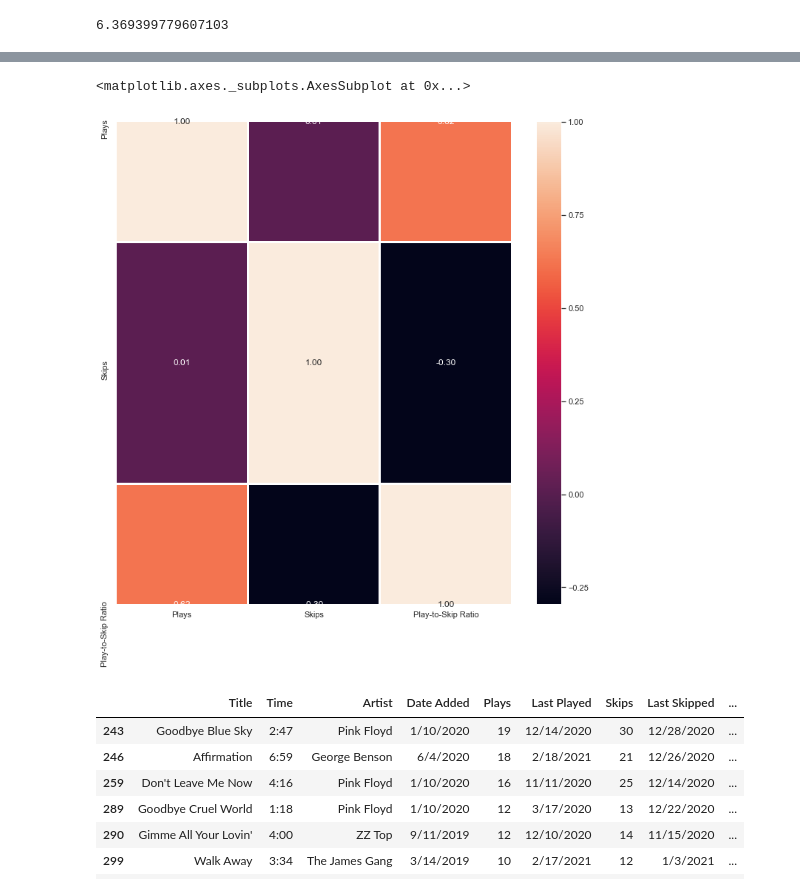
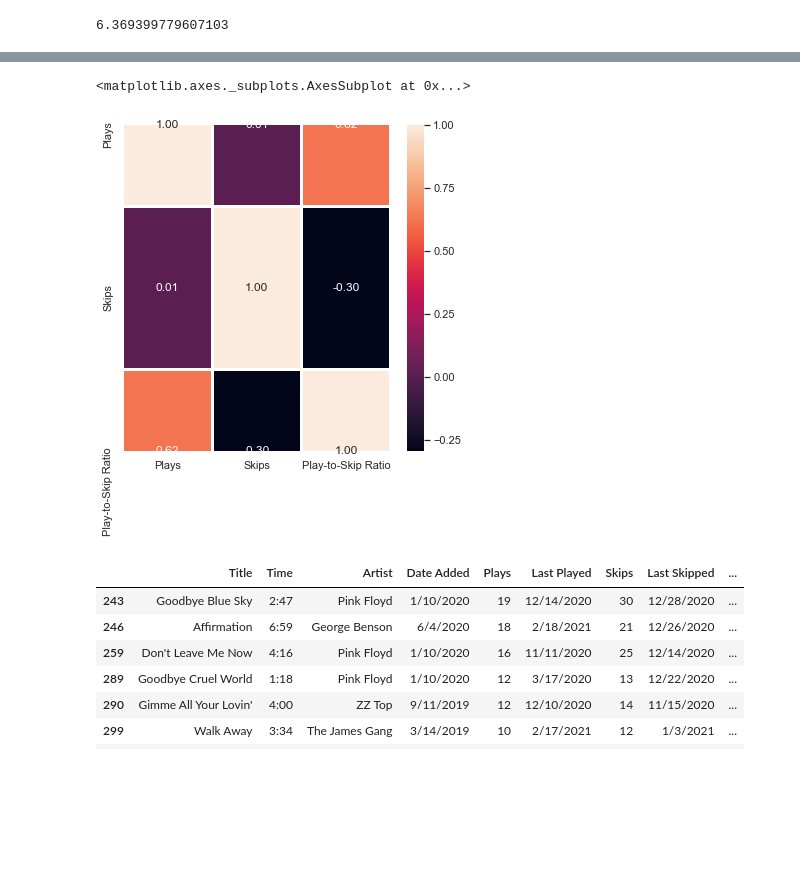
Before and after one commit to tstennette/iTunes_Song_EDA, a Jupyter notebook: iTunes_Tracks_EDA.ipynb, the cells around one changed output, grey strips where cells are left out. Saved outputs shown, nothing was run; the diff lists cells and outputs as text; code cells hidden in the pictures; blank space fills up the shorter version.

```diff
--- a/iTunes_Tracks_EDA.ipynb
+++ b/iTunes_Tracks_EDA.ipynb
@@ -92,9 +92,9 @@ sns.countplot(track_df['Skips'])
 # %%
-sns.set(rc={'figure.figsize':(12,12)})
+sns.set(rc={'figure.figsize':(6,6)})
 sns.heatmap(track_df.corr(), annot=True, fmt='.2f', linewidth=2)
 # %% [output]
 <matplotlib.axes._subplots.AxesSubplot at 0x...>
-[figure, old version]
+[figure, new version]
 # %%
 #songs I skip (within first 20 sec) more than I play in full
 least_liked = track_df.loc[track_df['Play-to-Skip Ratio'] < 1]
```
Also changed, not shown: parts of 5 cells of this notebook.
